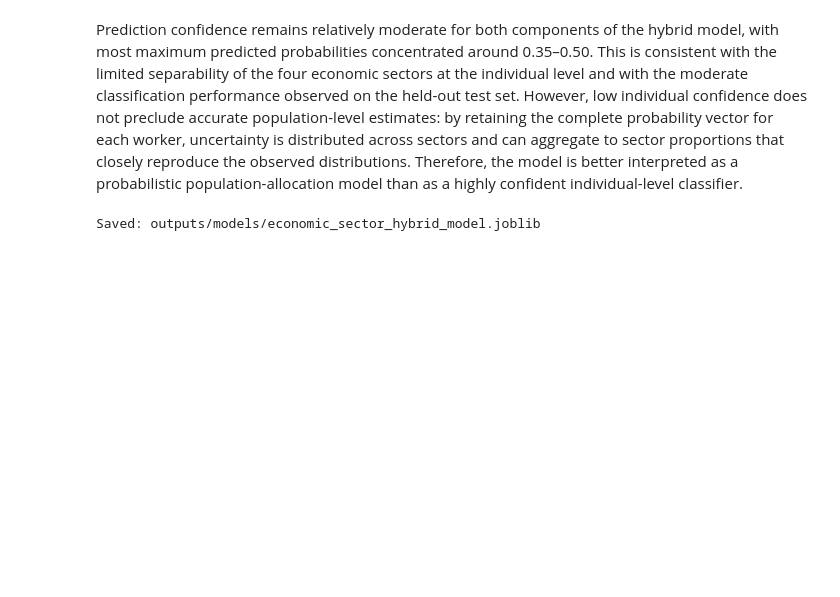
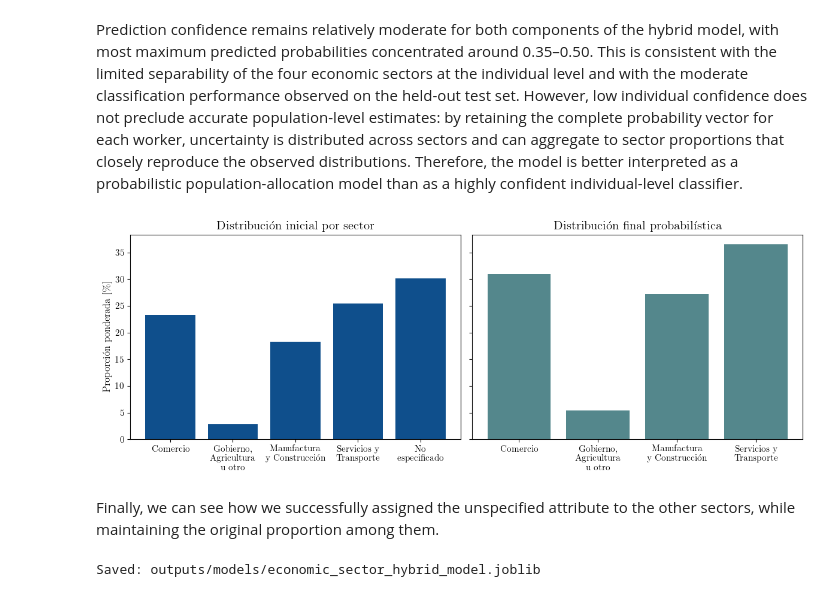
Before and after one commit to CentroFuturoCiudades/informal-jobs-model, a Jupyter notebook: notebooks/04_impute_economic_sector.ipynb, the cells around one changed output. Cells and saved outputs as stored; diff of their text form; code cells hidden in the pictures; blank space fills up the shorter version.

```diff
--- a/notebooks/04_impute_economic_sector.ipynb
+++ b/notebooks/04_impute_economic_sector.ipynb
@@ -599,6 +599,66 @@ plt.show()
 [figure]
 # %% [markdown]
 Prediction confidence remains relatively moderate for both components of the hybrid model, with most maximum predicted probabilities concentrated around 0.35–0.50. This is consistent with the limited separability of the four economic sectors at the individual level and with the moderate classification performance observed on the held-out test set. However, low individual confidence does not preclude accurate population-level estimates: by retaining the complete probability vector for each worker, uncertainty is distributed across sectors and can aggregate to sector proportions that closely reproduce the observed distributions. Therefore, the model is better interpreted as a probabilistic population-allocation model than as a highly confident individual-level classifier.
+# %%
+sector_labels = {
+    "comercio": "Comercio",
+    "gobierno_otro_agricultura": "Gobierno,\nAgricultura\nu otro",
+    "manufactura_construccion": "Manufactura\ny Construcción",
+    "servicios_transporte": "Servicios y\nTransporte",
+    "no_especificado": "No\nespecificado"
+}
+
+sector_order_initial = ["comercio", "gobierno_otro_agricultura", "manufactura_construccion", "servicios_transporte", "no_especificado"]
+sector_order_final = ["comercio", "gobierno_otro_agricultura", "manufactura_construccion", "servicios_transporte"]
+
+known_color = (0.06, 0.31, 0.55)
+final_color = (0.33, 0.53, 0.55)
+
+initial_distribution = od.copy()
+initial_distribution["sector"] = initial_distribution["sector"].fillna("no_especificado")
+initial_distribution = initial_distribution.groupby("sector", as_index=False)["expansion_factor"].sum().rename(columns={"expansion_factor": "weighted_population"})
+initial_distribution["weighted_share"] = initial_distribution["weighted_population"] / initial_distribution["weighted_population"].sum()
+initial_distribution = initial_distribution.set_index("sector").reindex(sector_order_initial).reset_index()
+
+final_distribution = probabilistic_final_distribution.set_index("sector").reindex(sector_order_final).reset_index()
+
+initial_plot = initial_distribution.copy()
+initial_plot["sector"] = initial_plot["sector"].replace(sector_labels)
+initial_plot["weighted_share"] *= 100
+
+final_plot = final_distribution.copy()
+final_plot["sector"] = final_plot["sector"].replace(sector_labels)
+final_plot["weighted_share"] *= 100
+
+fig, axes = plt.subplots(1, 2, figsize=(12, 4.5), sharey=True)
+
+axes[0].bar(initial_plot["sector"], initial_plot["weighted_share"], color=known_color)
+axes[0].set_title("Distribución inicial por sector", fontsize=15)
+axes[0].set_xlabel("")
+axes[0].set_ylabel("Proporción ponderada [\%]", fontsize=12)
+axes[0].tick_params(axis="x", rotation=0, labelsize=11)
+axes[0].tick_params(axis="y", labelsize=11)
+
+axes[1].bar(final_plot["sector"], final_plot["weighted_share"], color=final_color)
+axes[1].set_title("Distribución final probabilística", fontsize=15)
+axes[1].set_xlabel("")
+axes[1].set_ylabel("")
+axes[1].tick_params(axis="x", rotation=0, labelsize=11)
+axes[1].tick_params(axis="y", labelsize=11)
+
+output_dir = Path("outputs/figures")
+output_dir.mkdir(parents=True, exist_ok=True)
+
+plt.tight_layout()
+
+fig.savefig(output_dir / "sector_initial_final_distribution.pdf", bbox_inches="tight")
+fig.savefig(output_dir / "sector_initial_final_distribution.png", dpi=600, bbox_inches="tight")
+
+plt.show()
+# %% [output]
+[figure, added]
+# %% [markdown]
+Finally, we can see how we successfully assigned the unspecified attribute to the other sectors, while maintaining the original proportion among them.
 # %%
 output_directory = Path("outputs")
 output_directory.mkdir(exist_ok=True)
```
Also changed, not shown: 6 other files.
